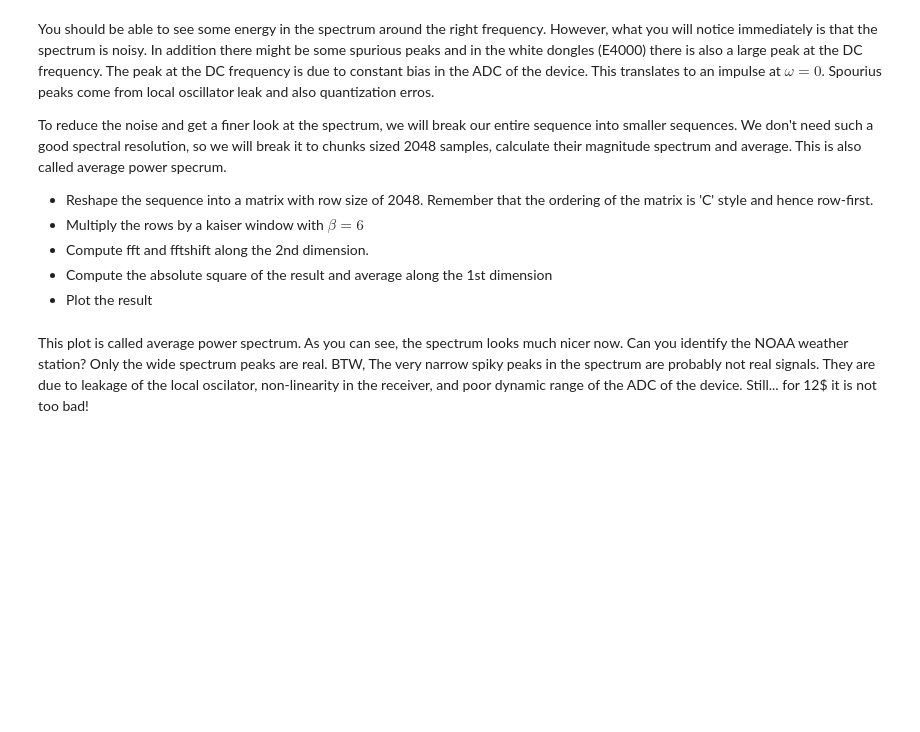
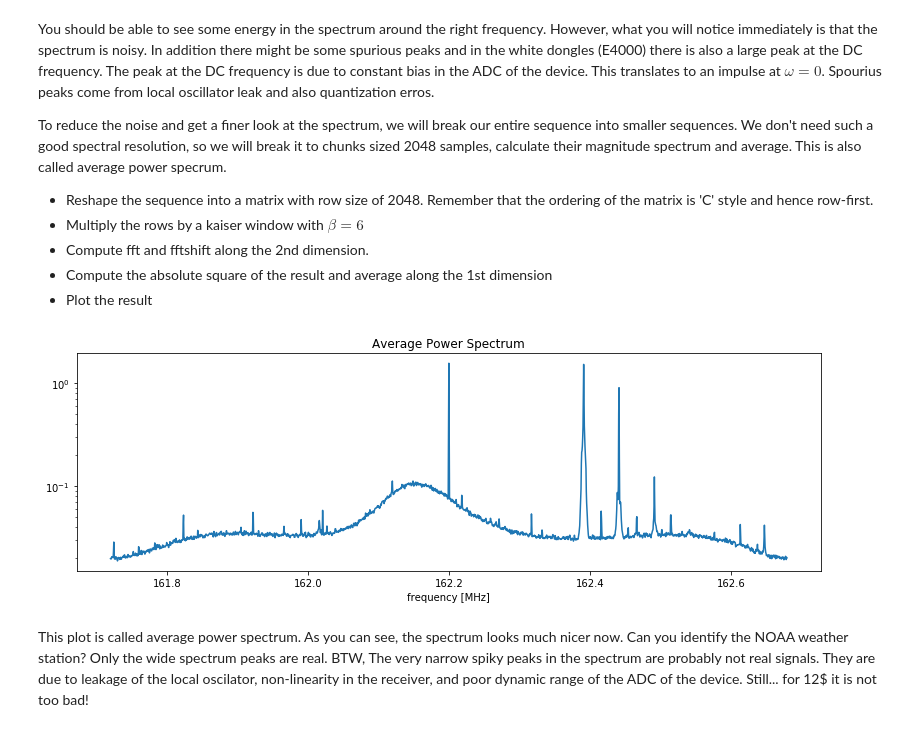
Before and after one commit to miamirkovic/ee123-pi, a Jupyter notebook: lab2/lab2-Part-II-SDR-SpectralAnalysis.ipynb, the cells around one changed output. Drawn from its saved outputs; the diff is of its cells as text; code cells hidden in the pictures; blank space fills up the shorter version.

```diff
--- a/lab2/lab2-Part-II-SDR-SpectralAnalysis.ipynb
+++ b/lab2/lab2-Part-II-SDR-SpectralAnalysis.ipynb
@@ -193,12 +185,29 @@ Pspect = mean(abs(X)*abs(X),axis=0);
+# %%
+# Yor code here:
+shape = (len(y_NOAA_samps)//2048, 2048)
+y_reshaped = np.reshape(y_NOAA_samps, shape)
+
+
+for i in range(shape[0]):
+     y_reshaped[i] = y_reshaped[i]*np.kaiser(2048,6)
+
+fft = np.fft.fft(y_reshaped, axis=1)
+fftshift = np.fft.fftshift(fft, axes=1)
+
+# compute mean
+Pspect = mean(abs(fftshift)*abs(fftshift),axis=0);
 # %%
 # Display:
-
+N = 2048
+f0= 162200000
 f = r_[-N/2:N/2]/N*fs + f0
 
 width, height = figaspect(0.3)
 fig=plt.figure(figsize=(width,height))
 p = plt.semilogy( f/1e6,Pspect);
 plt.xlabel('frequency [MHz]'); plt.title('Average Power Spectrum');
+# %% [output]
+[figure, added]
 # %% [markdown]
 This plot is called average power spectrum. As you can see, the spectrum looks much nicer now. Can you identify the NOAA weather station? Only the wide spectrum peaks are real. BTW, The very narrow spiky peaks in the spectrum are probably not real signals. They are due to leakage of the local oscilator, non-linearity in the receiver, and poor dynamic range of the ADC of the device. Still... for 12$ it is not too bad!
 # %% [markdown]
```
Also changed, not shown: parts of 12 cells of this notebook, 1 other file.
